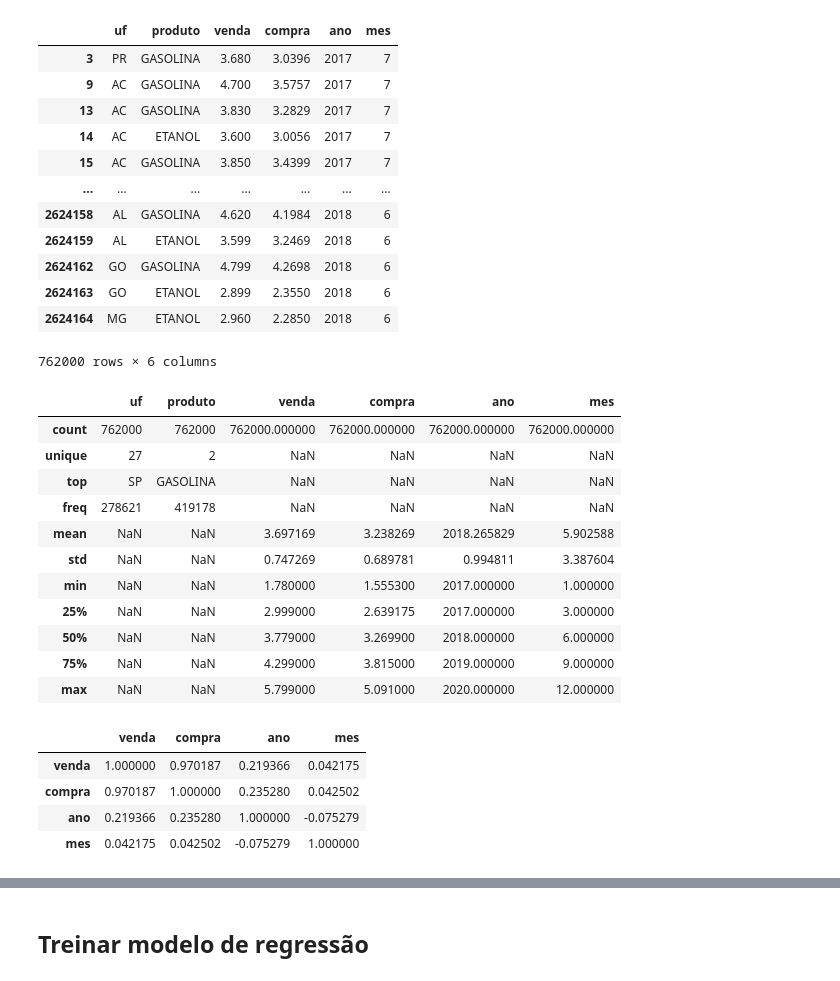
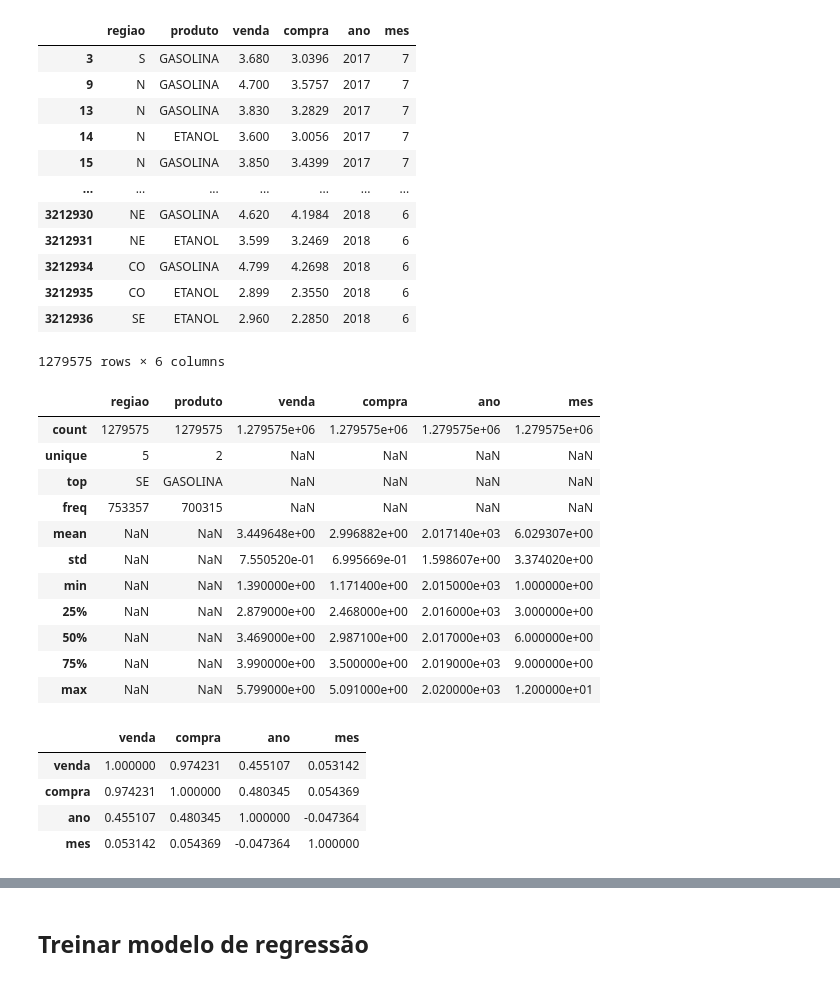
Before and after one commit to hjort/dashboard-combustiveis, a Jupyter notebook: 05-imputacao-dados.ipynb, the cells around one changed output, grey strips where cells are left out. Cells and saved outputs as stored; diff of their text form; code cells hidden in the pictures.

```diff
--- a/05-imputacao-dados.ipynb
+++ b/05-imputacao-dados.ipynb
@@ -2,7 +2,7 @@
 import pandas as pd
 # %%
 # ler os dados do arquivo CSV
-df = pd.read_csv("ge-2017-2022.csv.bz2",
+df = pd.read_csv("ge-2015-2020.csv.bz2",
                  dtype={'regiao': 'category', 'uf': 'category',
                         'municipio': 'category', 'bairro': 'category',
                         'produto': 'category', 'venda': 'float32',
@@ -46,45 +46,45 @@ df2
 # %%
 # remover colunas que serão desprezadas
-df2r = df2.drop(['regiao', 'municipio', 'bairro', 'bandeira', 'revenda'], axis=1)
-#df2r = df2.drop(['uf', 'municipio', 'bairro', 'bandeira', 'revenda'], axis=1)
+#df2r = df2.drop(['regiao', 'municipio', 'bairro', 'bandeira', 'revenda'], axis=1)
+df2r = df2.drop(['uf', 'municipio', 'bairro', 'bandeira', 'revenda'], axis=1)
 df2r
 # %% [output]
-|  | uf | produto | venda | compra | ano | mes |
-| 3 | PR | GASOLINA | 3.680 | 3.0396 | 2017 | 7 |
-| 9 | AC | GASOLINA | 4.700 | 3.5757 | 2017 | 7 |
-| 13 | AC | GASOLINA | 3.830 | 3.2829 | 2017 | 7 |
-| 14 | AC | ETANOL | 3.600 | 3.0056 | 2017 | 7 |
-| 15 | AC | GASOLINA | 3.850 | 3.4399 | 2017 | 7 |
+|  | regiao | produto | venda | compra | ano | mes |
+| 3 | S | GASOLINA | 3.680 | 3.0396 | 2017 | 7 |
+| 9 | N | GASOLINA | 4.700 | 3.5757 | 2017 | 7 |
+| 13 | N | GASOLINA | 3.830 | 3.2829 | 2017 | 7 |
+| 14 | N | ETANOL | 3.600 | 3.0056 | 2017 | 7 |
+| 15 | N | GASOLINA | 3.850 | 3.4399 | 2017 | 7 |
 | ... | ... | ... | ... | ... | ... | ... |
-| 2624158 | AL | GASOLINA | 4.620 | 4.1984 | 2018 | 6 |
-| 2624159 | AL | ETANOL | 3.599 | 3.2469 | 2018 | 6 |
-| 2624162 | GO | GASOLINA | 4.799 | 4.2698 | 2018 | 6 |
-| 2624163 | GO | ETANOL | 2.899 | 2.3550 | 2018 | 6 |
-| 2624164 | MG | ETANOL | 2.960 | 2.2850 | 2018 | 6 |
+| 3212930 | NE | GASOLINA | 4.620 | 4.1984 | 2018 | 6 |
+| 3212931 | NE | ETANOL | 3.599 | 3.2469 | 2018 | 6 |
+| 3212934 | CO | GASOLINA | 4.799 | 4.2698 | 2018 | 6 |
+| 3212935 | CO | ETANOL | 2.899 | 2.3550 | 2018 | 6 |
+| 3212936 | SE | ETANOL | 2.960 | 2.2850 | 2018 | 6 |
-762000 rows × 6 columns
+1279575 rows × 6 columns
 # %%
 df2r.describe(include='all')
 # %% [output]
-|  | uf | produto | venda | compra | ano | mes |
-| count | 762000 | 762000 | 762000.000000 | 762000.000000 | 762000.000000 | 762000.000000 |
-| unique | 27 | 2 | NaN | NaN | NaN | NaN |
-| top | SP | GASOLINA | NaN | NaN | NaN | NaN |
-| freq | 278621 | 419178 | NaN | NaN | NaN | NaN |
-| mean | NaN | NaN | 3.697169 | 3.238269 | 2018.265829 | 5.902588 |
-| std | NaN | NaN | 0.747269 | 0.689781 | 0.994811 | 3.387604 |
-| min | NaN | NaN | 1.780000 | 1.555300 | 2017.000000 | 1.000000 |
-| 25% | NaN | NaN | 2.999000 | 2.639175 | 2017.000000 | 3.000000 |
-| 50% | NaN | NaN | 3.779000 | 3.269900 | 2018.000000 | 6.000000 |
-| 75% | NaN | NaN | 4.299000 | 3.815000 | 2019.000000 | 9.000000 |
-| max | NaN | NaN | 5.799000 | 5.091000 | 2020.000000 | 12.000000 |
+|  | regiao | produto | venda | compra | ano | mes |
+| count | 1279575 | 1279575 | 1.279575e+06 | 1.279575e+06 | 1.279575e+06 | 1.279575e+06 |
+| unique | 5 | 2 | NaN | NaN | NaN | NaN |
+| top | SE | GASOLINA | NaN | NaN | NaN | NaN |
+| freq | 753357 | 700315 | NaN | NaN | NaN | NaN |
+| mean | NaN | NaN | 3.449648e+00 | 2.996882e+00 | 2.017140e+03 | 6.029307e+00 |
+| std | NaN | NaN | 7.550520e-01 | 6.995669e-01 | 1.598607e+00 | 3.374020e+00 |
+| min | NaN | NaN | 1.390000e+00 | 1.171400e+00 | 2.015000e+03 | 1.000000e+00 |
+| 25% | NaN | NaN | 2.879000e+00 | 2.468000e+00 | 2.016000e+03 | 3.000000e+00 |
+| 50% | NaN | NaN | 3.469000e+00 | 2.987100e+00 | 2.017000e+03 | 6.000000e+00 |
+| 75% | NaN | NaN | 3.990000e+00 | 3.500000e+00 | 2.019000e+03 | 9.000000e+00 |
+| max | NaN | NaN | 5.799000e+00 | 5.091000e+00 | 2.020000e+03 | 1.200000e+01 |
 # %%
 df2r.corr()
 # %% [output]
 |  | venda | compra | ano | mes |
-| venda | 1.000000 | 0.970187 | 0.219366 | 0.042175 |
-| compra | 0.970187 | 1.000000 | 0.235280 | 0.042502 |
-| ano | 0.219366 | 0.235280 | 1.000000 | -0.075279 |
-| mes | 0.042175 | 0.042502 | -0.075279 | 1.000000 |
+| venda | 1.000000 | 0.974231 | 0.455107 | 0.053142 |
+| compra | 0.974231 | 1.000000 | 0.480345 | 0.054369 |
+| ano | 0.455107 | 0.480345 | 1.000000 | -0.047364 |
+| mes | 0.053142 | 0.054369 | -0.047364 | 1.000000 |
 # %%
 # converter colunas categóricas em numéricas (one-hot encoding)
 df2r = pd.get_dummies(df2r)
```
Also changed, not shown: parts of 21 cells of this notebook, 6 other files.
